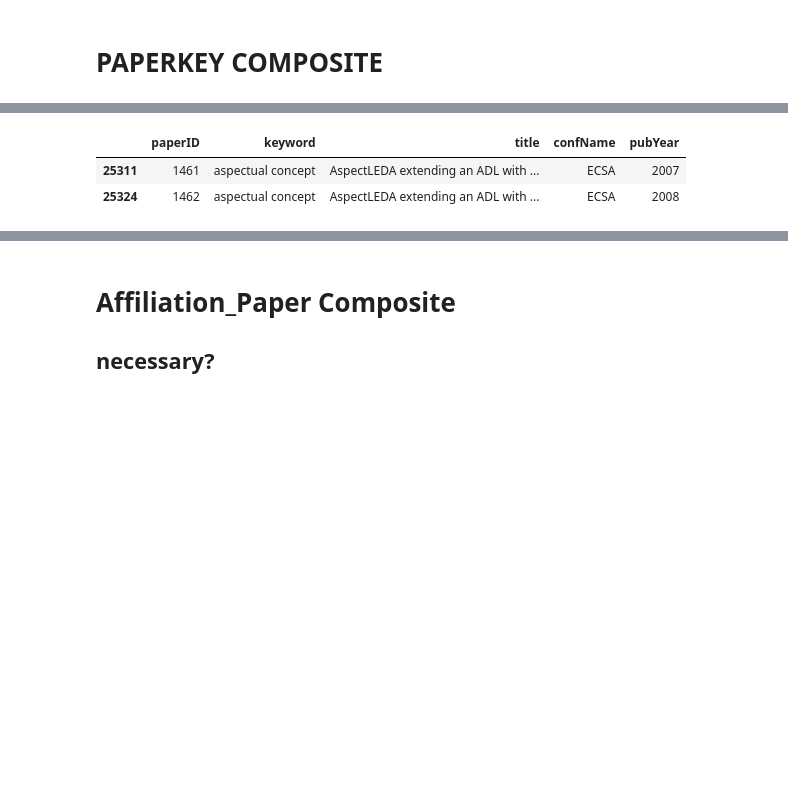
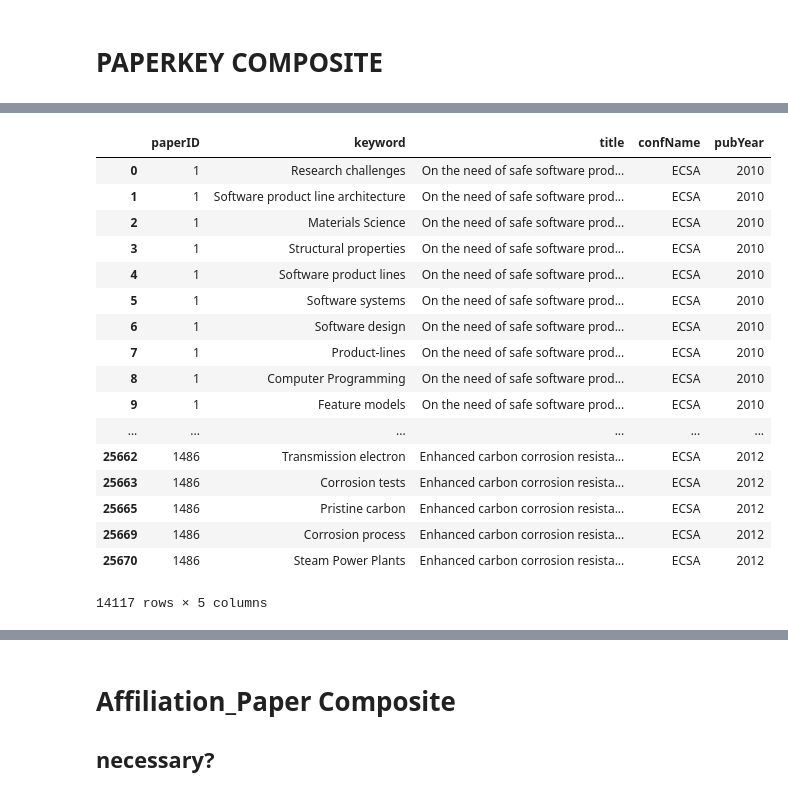
Before and after one commit to noveroa/DataBases, a Jupyter notebook: sqlStart/newSqlNotebooknew_compositesadded.ipynb, the cells around one changed output, grey strips where cells are left out. Cells and saved outputs as stored; diff of their text form; code cells hidden in the pictures; blank space fills up the shorter version.

```diff
--- a/sqlStart/newSqlNotebooknew_compositesadded.ipynb
+++ b/sqlStart/newSqlNotebooknew_compositesadded.ipynb
@@ -349,6 +152,0 @@ KeywordFreq = try1.groupby('keyword')
-# %%
-KeywordFreq.get_group('aspectual concept')
-# %% [output]
-|  | paperID | keyword | title | confName | pubYear |
-| 25311 | 1461 | aspectual concept | AspectLEDA extending an ADL with ... | ECSA | 2007 |
-| 25324 | 1462 | aspectual concept | AspectLEDA extending an ADL with ... | ECSA | 2008 |
@@ -354,0 +193,23 @@ KeywordFreq.get_group('aspectual concept')
+# %%
+m, f = getPapersKWgroup('keyword')
+m.head()
+f.head()
+# %% [output]
+|  | paperID | keyword | title | confName | pubYear |
+| 0 | 1 | Research challenges | On the need of safe software prod... | ECSA | 2010 |
+| 1 | 1 | Software product line architecture | On the need of safe software prod... | ECSA | 2010 |
+| 2 | 1 | Materials Science | On the need of safe software prod... | ECSA | 2010 |
+| 3 | 1 | Structural properties | On the need of safe software prod... | ECSA | 2010 |
+| 4 | 1 | Software product lines | On the need of safe software prod... | ECSA | 2010 |
+| 5 | 1 | Software systems | On the need of safe software prod... | ECSA | 2010 |
+| 6 | 1 | Software design | On the need of safe software prod... | ECSA | 2010 |
+| 7 | 1 | Product-lines | On the need of safe software prod... | ECSA | 2010 |
+| 8 | 1 | Computer Programming | On the need of safe software prod... | ECSA | 2010 |
+| 9 | 1 | Feature models | On the need of safe software prod... | ECSA | 2010 |
+| ... | ... | ... | ... | ... | ... |
+| 25662 | 1486 | Transmission electron | Enhanced carbon corrosion resista... | ECSA | 2012 |
+| 25663 | 1486 | Corrosion tests | Enhanced carbon corrosion resista... | ECSA | 2012 |
+| 25665 | 1486 | Pristine carbon | Enhanced carbon corrosion resista... | ECSA | 2012 |
+| 25669 | 1486 | Corrosion process | Enhanced carbon corrosion resista... | ECSA | 2012 |
+| 25670 | 1486 | Steam Power Plants | Enhanced carbon corrosion resista... | ECSA | 2012 |
+14117 rows × 5 columns
```
Also changed, not shown: parts of 43 cells of this notebook, 7 other files.
